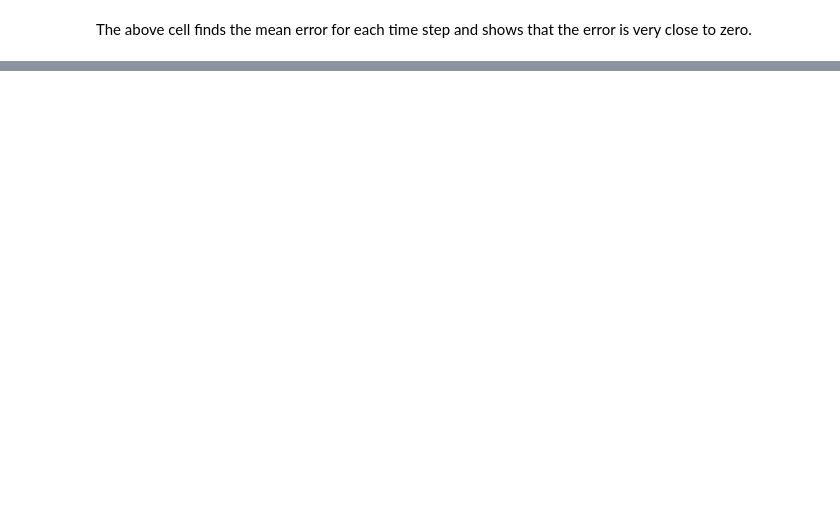
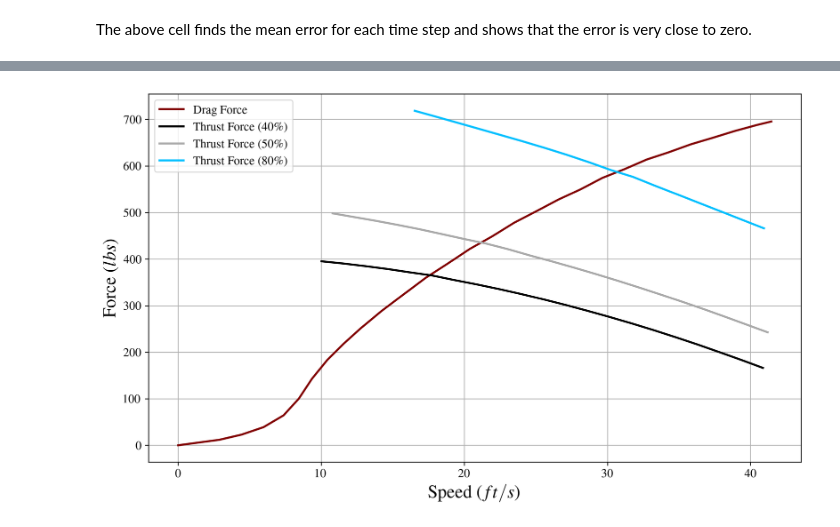
Before and after one commit to gabemorris12/dynamical_systems, a Jupyter notebook: Homework 1/Dynamical Systems Homework 1.ipynb, the cells around one changed output, grey strips where cells are left out. Drawn from its saved outputs; the diff is of its cells as text; code cells hidden in the pictures; blank space fills up the shorter version.

```diff
--- a/Homework 1/Dynamical Systems Homework 1.ipynb
+++ b/Homework 1/Dynamical Systems Homework 1.ipynb
@@ -204,0 +218,8 @@ The above image shows thrust/speed and drag force on a 4000 lbs boat. The thrust
+# %%
+m = 4000/32.174  # mass in slugs
+
+# Plotting the curves of interest
+drag = pd.read_csv('drag.csv')
+thrust_40 = pd.read_csv('thrust40.csv')
+thrust_50 = pd.read_csv('thrust50.csv')
+thrust_80 = pd.read_csv('thrust80.csv')
@@ -204,0 +253,12 @@ The above image shows thrust/speed and drag force on a 4000 lbs boat. The thrust
+# %%
+fig, ax = plt.subplots()
+ax.plot(drag['speed'], drag['force'], label='Drag Force')
+ax.plot(thrust_40['speed'], thrust_40['force'], label=r'Thrust Force (40\%)')
+ax.plot(thrust_50['speed'], thrust_50['force'], label=r'Thrust Force (50\%)')
+ax.plot(thrust_80['speed'], thrust_80['force'], label=r'Thrust Force (80\%)')
+ax.set_xlabel('Speed ($ft/s$)')
+ax.set_ylabel('Force ($lbs$)')
+ax.legend()
+plt.show()
+# %% [output]
+[figure, added]
```
Also changed, not shown: parts of 9 cells of this notebook, 7 other files.
